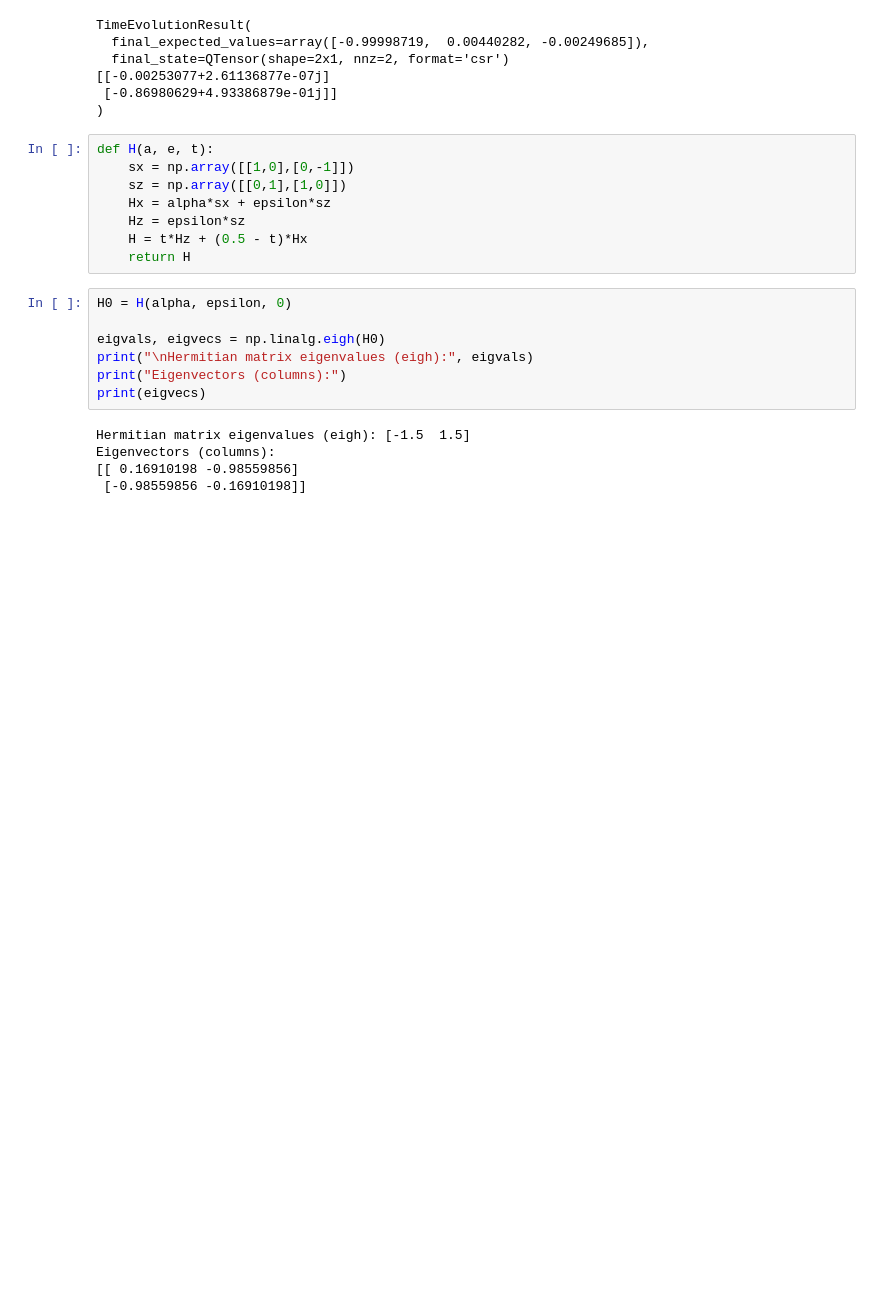
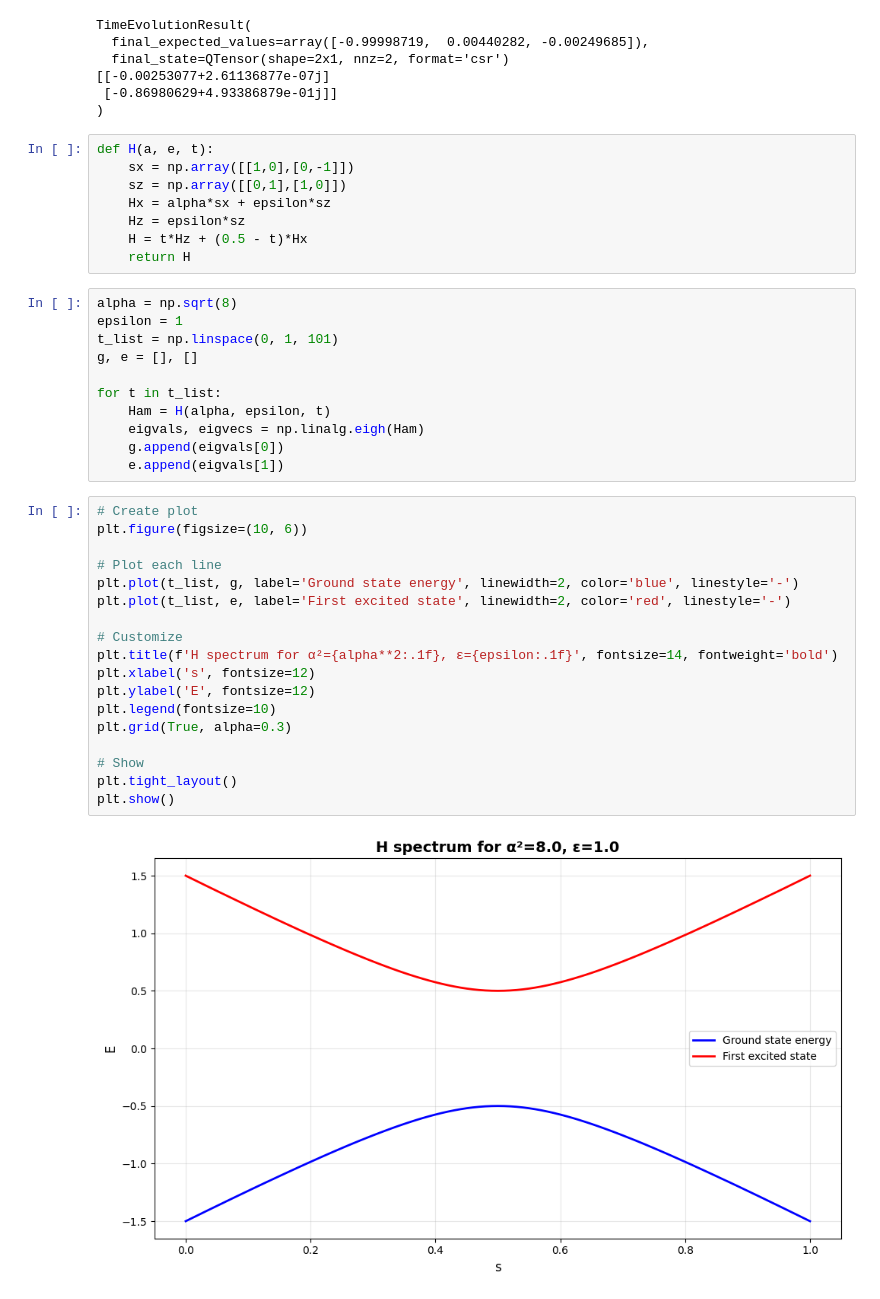
Before and after one commit to OsQarM/lsz_spectroscopy, a Jupyter notebook: LZ_test.ipynb, the cells around one changed output. Saved outputs shown, nothing was run; the diff lists cells and outputs as text; blank space fills up the shorter version.

Commit message:
Completed first test

```diff
--- a/LZ_test.ipynb
+++ b/LZ_test.ipynb
@@ -88,15 +87,34 @@ def H(a, e, t):
     Hz = epsilon*sz
     H = t*Hz + (0.5 - t)*Hx
     return H
-# %%
-H0 = H(alpha, epsilon, 0)
-
-eigvals, eigvecs = np.linalg.eigh(H0)
-print("\nHermitian matrix eigenvalues (eigh):", eigvals)
-print("Eigenvectors (columns):")
-print(eigvecs)
-# %% [output]
-Hermitian matrix eigenvalues (eigh): [-1.5  1.5]
-Eigenvectors (columns):
-[[ 0.16910198 -0.98559856]
- [-0.98559856 -0.16910198]]
+# %%
+alpha = np.sqrt(8)
+epsilon = 1
+t_list = np.linspace(0, 1, 101)
+g, e = [], []
+
+for t in t_list:
+    Ham = H(alpha, epsilon, t)
+    eigvals, eigvecs = np.linalg.eigh(Ham)
+    g.append(eigvals[0])
+    e.append(eigvals[1])
+# %%
+# Create plot
+plt.figure(figsize=(10, 6))
+
+# Plot each line
+plt.plot(t_list, g, label='Ground state energy', linewidth=2, color='blue', linestyle='-')
+plt.plot(t_list, e, label='First excited state', linewidth=2, color='red', linestyle='-')
+
+# Customize
+plt.title(f'H spectrum for α²={alpha**2:.1f}, ε={epsilon:.1f}', fontsize=14, fontweight='bold')
+plt.xlabel('s', fontsize=12)
+plt.ylabel('E', fontsize=12)
+plt.legend(fontsize=10)
+plt.grid(True, alpha=0.3)
+
+# Show
+plt.tight_layout()
+plt.show()
+# %% [output]
+[figure, added]
```
Also changed, not shown: parts of 2 cells of this notebook.
